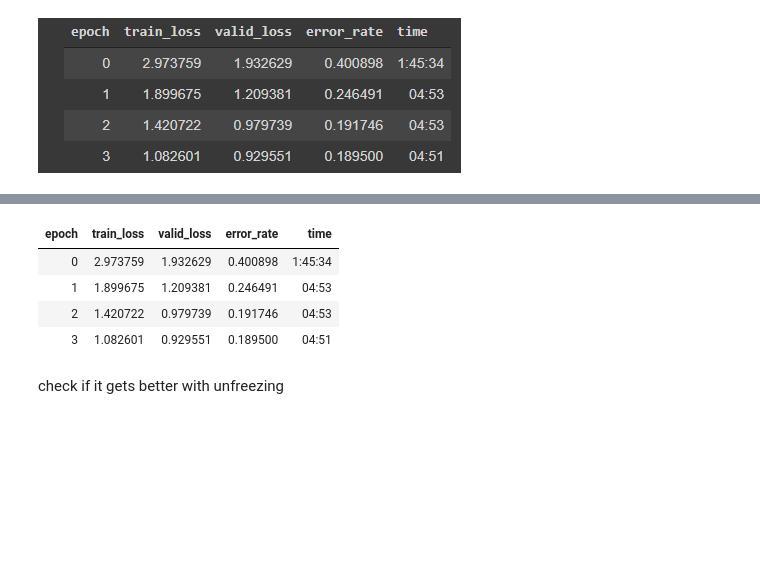
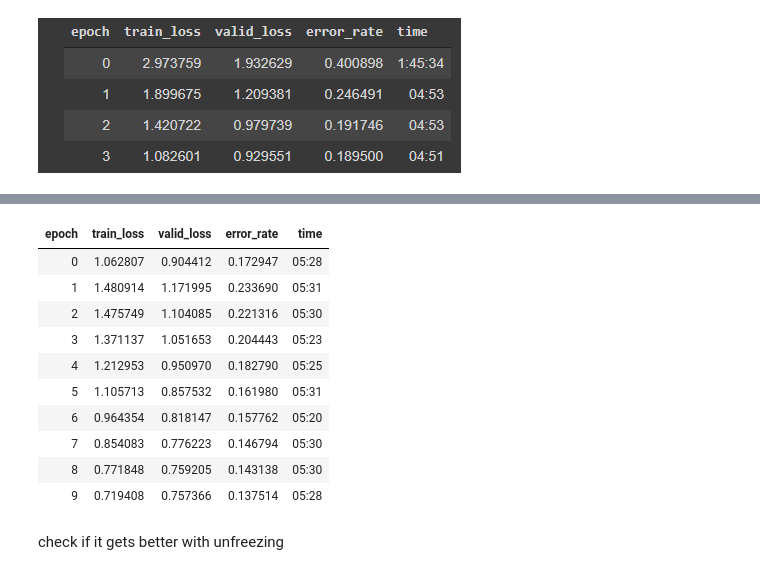
Before and after one commit to pds2021/a5-nicoelbert, a Jupyter notebook: Assignment_5.ipynb, the cells around one changed output, grey strips where cells are left out. Drawn from its saved outputs; the diff is of its cells as text; code cells hidden in the pictures; blank space fills up the shorter version.

```diff
--- a/Assignment_5.ipynb
+++ b/Assignment_5.ipynb
@@ -327,15 +328,21 @@ wrong lr or more cycles
 # %%
 # Write your code here
 if restart:
-  learn.fit_one_cycle(4, lr_max = 0.01)
+  learn.fit_one_cycle(10, lr_max = 0.01)
   learn.save('stage-1')
 else: print("no restart")
 # %% [output]
 | epoch | train_loss | valid_loss | error_rate | time |
-| 0 | 2.973759 | 1.932629 | 0.400898 | 1:45:34 |
-| 1 | 1.899675 | 1.209381 | 0.246491 | 04:53 |
-| 2 | 1.420722 | 0.979739 | 0.191746 | 04:53 |
-| 3 | 1.082601 | 0.929551 | 0.189500 | 04:51 |
+| 0 | 1.062807 | 0.904412 | 0.172947 | 05:28 |
+| 1 | 1.480914 | 1.171995 | 0.233690 | 05:31 |
+| 2 | 1.475749 | 1.104085 | 0.221316 | 05:30 |
+| 3 | 1.371137 | 1.051653 | 0.204443 | 05:23 |
+| 4 | 1.212953 | 0.950970 | 0.182790 | 05:25 |
+| 5 | 1.105713 | 0.857532 | 0.161980 | 05:31 |
+| 6 | 0.964354 | 0.818147 | 0.157762 | 05:20 |
+| 7 | 0.854083 | 0.776223 | 0.146794 | 05:30 |
+| 8 | 0.771848 | 0.759205 | 0.143138 | 05:30 |
+| 9 | 0.719408 | 0.757366 | 0.137514 | 05:28 |
 # %% [markdown]
 check if it gets better with unfreezing
 # %%
```
Also changed, not shown: parts of 11 cells of this notebook.
